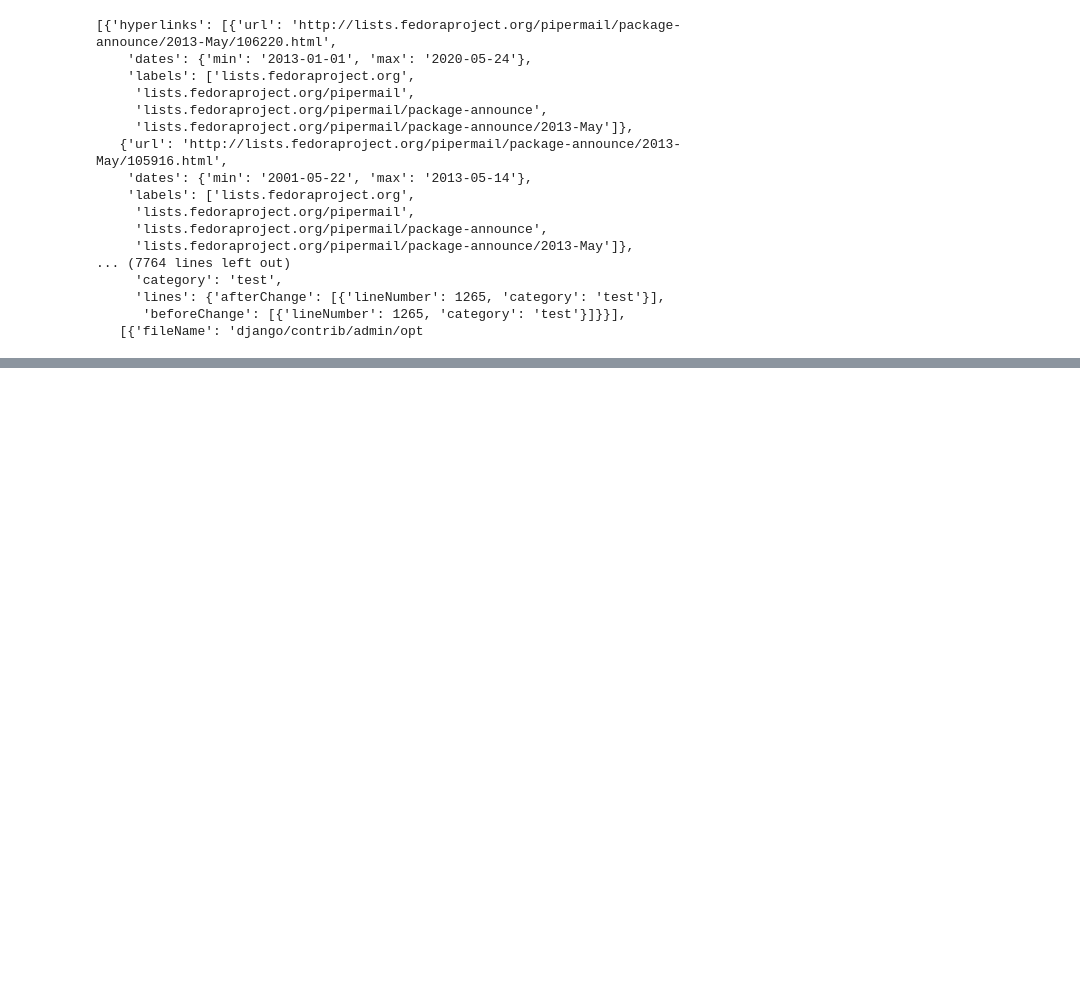
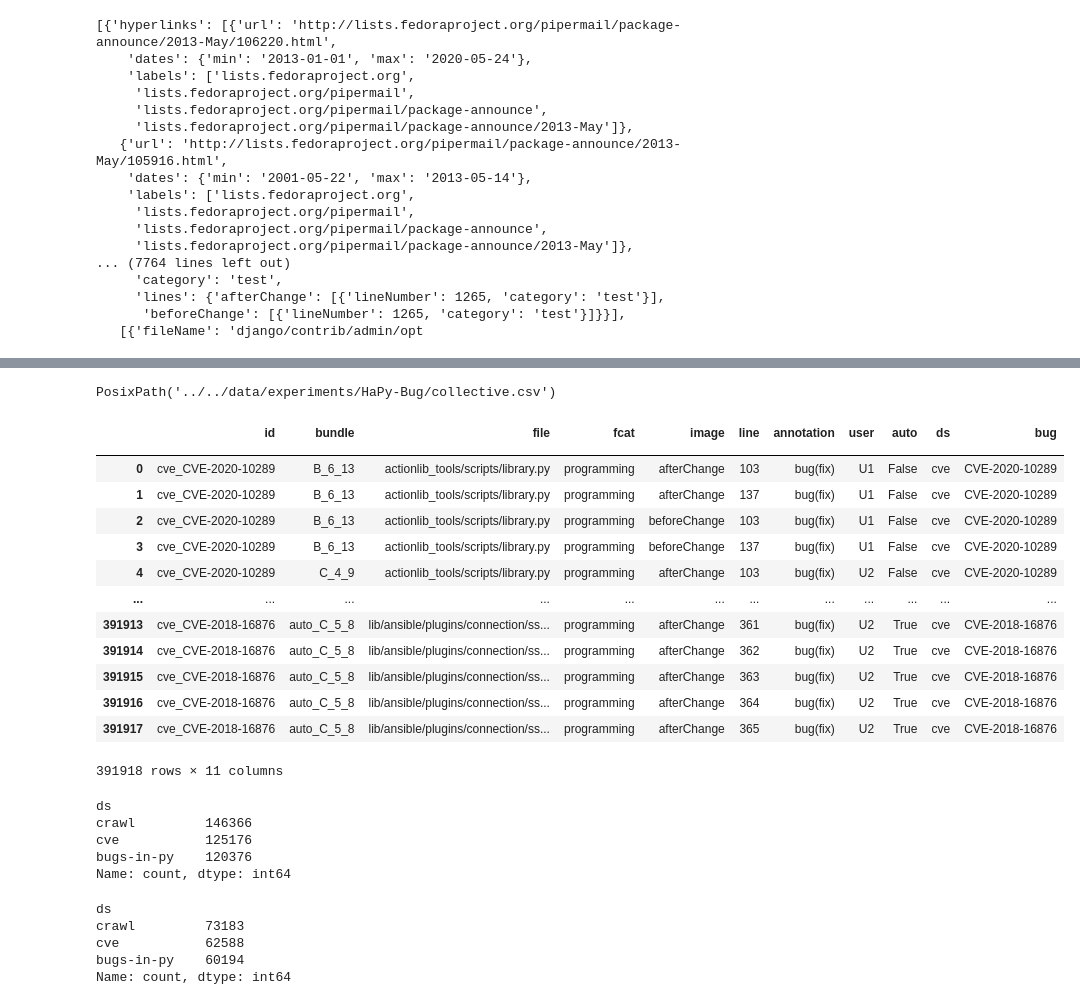
Before and after one commit to ncusi/PatchScope, a Jupyter notebook: notebooks/experiments/01-compare_annotations.ipynb, the cells around one changed output, grey strips where cells are left out. Saved outputs shown, nothing was run; the diff lists cells and outputs as text; code cells hidden in the pictures; blank space fills up the shorter version.

```diff
--- a/notebooks/experiments/01-compare_annotations.ipynb
+++ b/notebooks/experiments/01-compare_annotations.ipynb
@@ -124,0 +165,3 @@ with open(label_studio_json_1, mode='r') as json_fp:
+# %%
+collective_dir = '../../data/experiments/HaPy-Bug/'
+list(Path(collective_dir).glob('*'))
@@ -124,0 +177,41 @@ with open(label_studio_json_1, mode='r') as json_fp:
+# %%
+collective_csv = Path(collective_dir) / 'collective.csv'
+collective_csv
+# %% [output]
+PosixPath('../../data/experiments/HaPy-Bug/collective.csv')
+# %%
+collective_df = pd.read_csv(collective_csv, index_col=0)
+collective_df.index = collective_df.index.rename(name='')
+collective_df
+# %% [output]
+|  | id | bundle | file | fcat | image | line | annotation | user | auto | ds | bug |
+|  |  |  |  |  |  |  |  |  |  |  |  |
+| 0 | cve_CVE-2020-10289 | B_6_13 | actionlib_tools/scripts/library.py | programming | afterChange | 103 | bug(fix) | U1 | False | cve | CVE-2020-10289 |
+| 1 | cve_CVE-2020-10289 | B_6_13 | actionlib_tools/scripts/library.py | programming | afterChange | 137 | bug(fix) | U1 | False | cve | CVE-2020-10289 |
+| 2 | cve_CVE-2020-10289 | B_6_13 | actionlib_tools/scripts/library.py | programming | beforeChange | 103 | bug(fix) | U1 | False | cve | CVE-2020-10289 |
+| 3 | cve_CVE-2020-10289 | B_6_13 | actionlib_tools/scripts/library.py | programming | beforeChange | 137 | bug(fix) | U1 | False | cve | CVE-2020-10289 |
+| 4 | cve_CVE-2020-10289 | C_4_9 | actionlib_tools/scripts/library.py | programming | afterChange | 103 | bug(fix) | U2 | False | cve | CVE-2020-10289 |
+| ... | ... | ... | ... | ... | ... | ... | ... | ... | ... | ... | ... |
+| 391913 | cve_CVE-2018-16876 | auto_C_5_8 | lib/ansible/plugins/connection/ss... | programming | afterChange | 361 | bug(fix) | U2 | True | cve | CVE-2018-16876 |
+| 391914 | cve_CVE-2018-16876 | auto_C_5_8 | lib/ansible/plugins/connection/ss... | programming | afterChange | 362 | bug(fix) | U2 | True | cve | CVE-2018-16876 |
+| 391915 | cve_CVE-2018-16876 | auto_C_5_8 | lib/ansible/plugins/connection/ss... | programming | afterChange | 363 | bug(fix) | U2 | True | cve | CVE-2018-16876 |
+| 391916 | cve_CVE-2018-16876 | auto_C_5_8 | lib/ansible/plugins/connection/ss... | programming | afterChange | 364 | bug(fix) | U2 | True | cve | CVE-2018-16876 |
+| 391917 | cve_CVE-2018-16876 | auto_C_5_8 | lib/ansible/plugins/connection/ss... | programming | afterChange | 365 | bug(fix) | U2 | True | cve | CVE-2018-16876 |
+391918 rows × 11 columns
+# %%
+collective_df['ds'].value_counts()
+# %% [output]
+ds
+crawl         146366
+cve           125176
+bugs-in-py    120376
+Name: count, dtype: int64
+# %%
+collective_df_manual = collective_df[collective_df['auto'] == False]
+collective_df_manual['ds'].value_counts()
+# %% [output]
+ds
+crawl         73183
+cve           62588
+bugs-in-py    60194
+Name: count, dtype: int64
```
Also changed, not shown: parts of 11 cells of this notebook.
